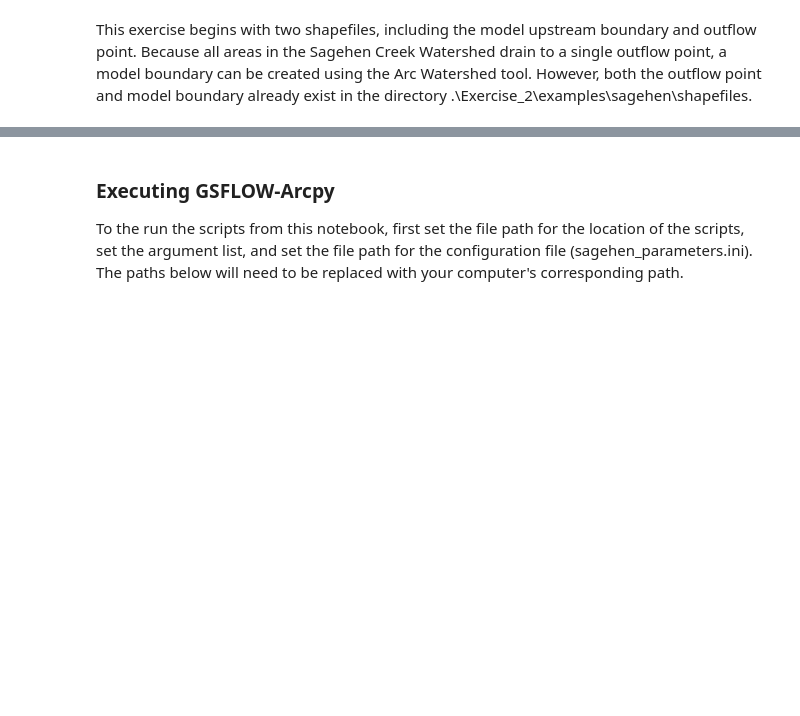
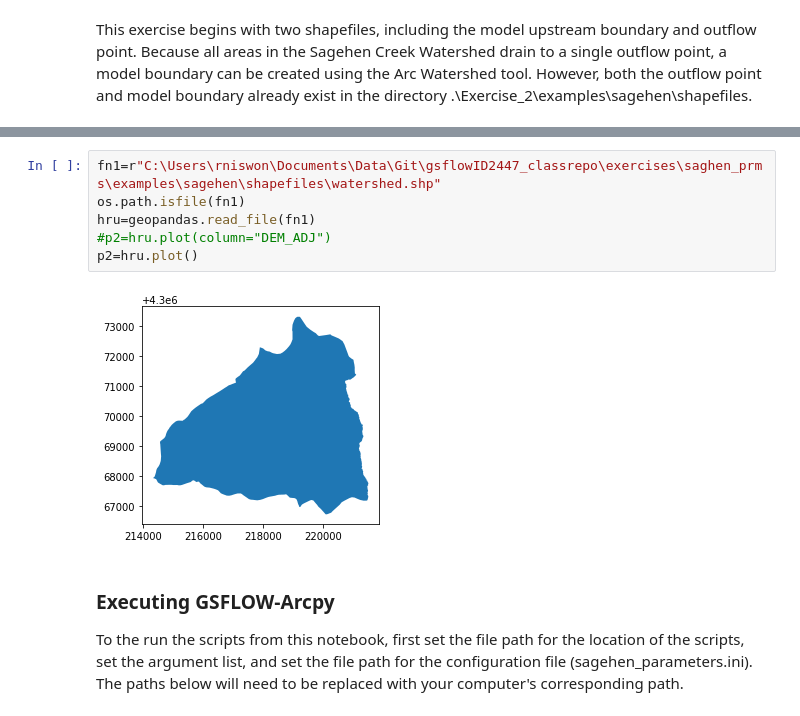
Before and after one commit to rniswon/gsflowID2447_classrepo, a Jupyter notebook: exercises/saghen_prms/notebook/gsflow_sagehen.ipynb, the cells around one changed output, grey strips where cells are left out. Cells and saved outputs as stored; diff of their text form; blank space fills up the shorter version.

Commit message:
added use of geopandas to plot model domain

```diff
--- a/exercises/saghen_prms/notebook/gsflow_sagehen.ipynb
+++ b/exercises/saghen_prms/notebook/gsflow_sagehen.ipynb
@@ -46,3 +41,11 @@ This exercise begins with two shapefiles, including the model upstream boundary
+# %%
+fn1=r"C:\Users\rniswon\Documents\Data\Git\gsflowID2447_classrepo\exercises\saghen_prms\examples\sagehen\shapefiles\watershed.shp"
+os.path.isfile(fn1)
+hru=geopandas.read_file(fn1)
+#p2=hru.plot(column="DEM_ADJ")
+p2=hru.plot()
+# %% [output]
+[figure, added]
 # %% [markdown]
 ### Executing GSFLOW-Arcpy
 To the run the scripts from this notebook, first set the file path for the location of the scripts,  set the argument list, and set the file path for the configuration file (sagehen_parameters.ini). The paths below will need to be replaced with your computer's corresponding path.
```
Also changed, not shown: parts of 4 cells of this notebook.
